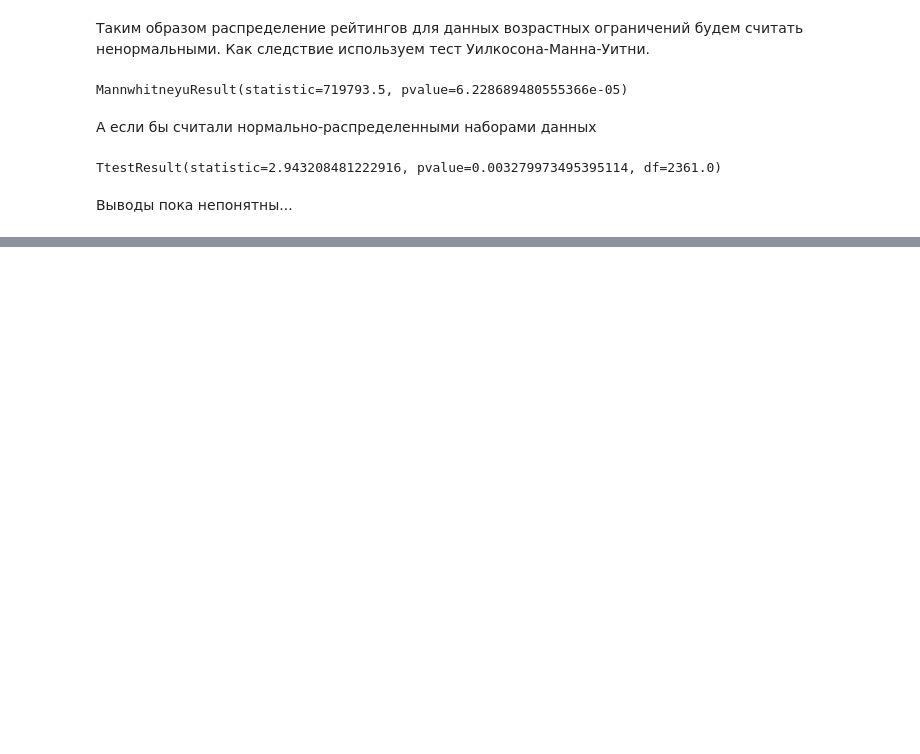
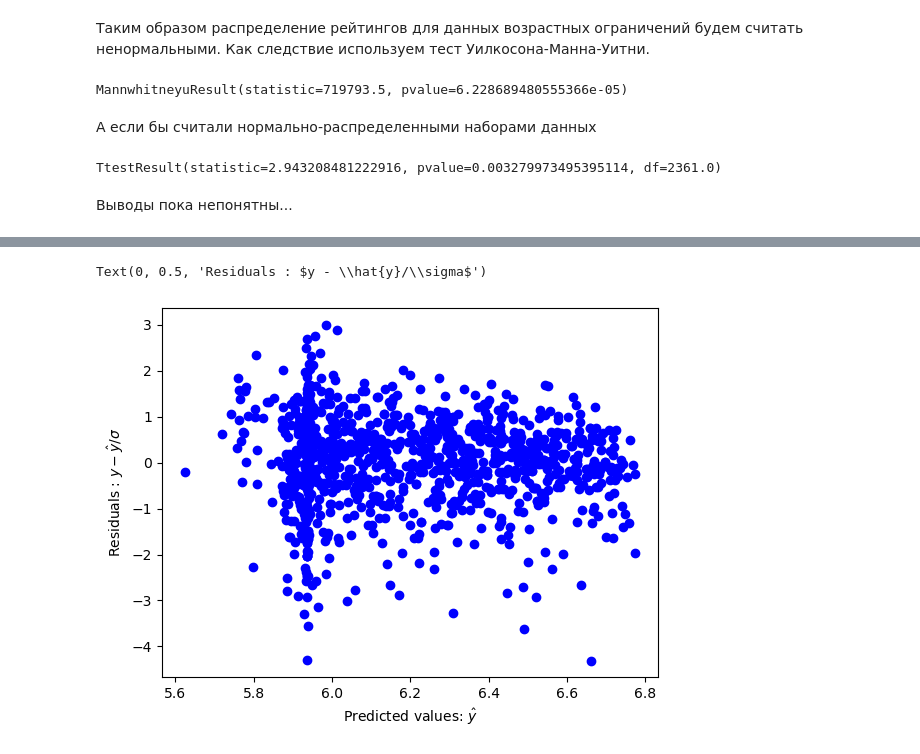
Before and after one commit to robikgrin/BDA-2024-IMBD-moment, a Jupyter notebook: part2_films.ipynb, the cells around one changed output, grey strips where cells are left out. Drawn from its saved outputs; the diff is of its cells as text; code cells hidden in the pictures; blank space fills up the shorter version.

```diff
--- a/part2_films.ipynb
+++ b/part2_films.ipynb
@@ -335,0 +462,3 @@ plt.tight_layout()
+# %%
+results = sm.OLS(Films_new['Rate'], X_new).fit()
+results.summary()
@@ -335,0 +489,8 @@ plt.tight_layout()
+# %%
+plt.plot(results.predict(X_new),
+         results.resid/np.std(results.resid),'bo')
+plt.xlabel(r"Predicted values: $\hat{y}$")
+plt.ylabel(r"Residuals : $y - \hat{y}/\sigma$")
+# %% [output]
+Text(0, 0.5, 'Residuals : $y - \\hat{y}/\\sigma$')
+[figure, added]
```
Also changed, not shown: parts of 26 cells of this notebook.
